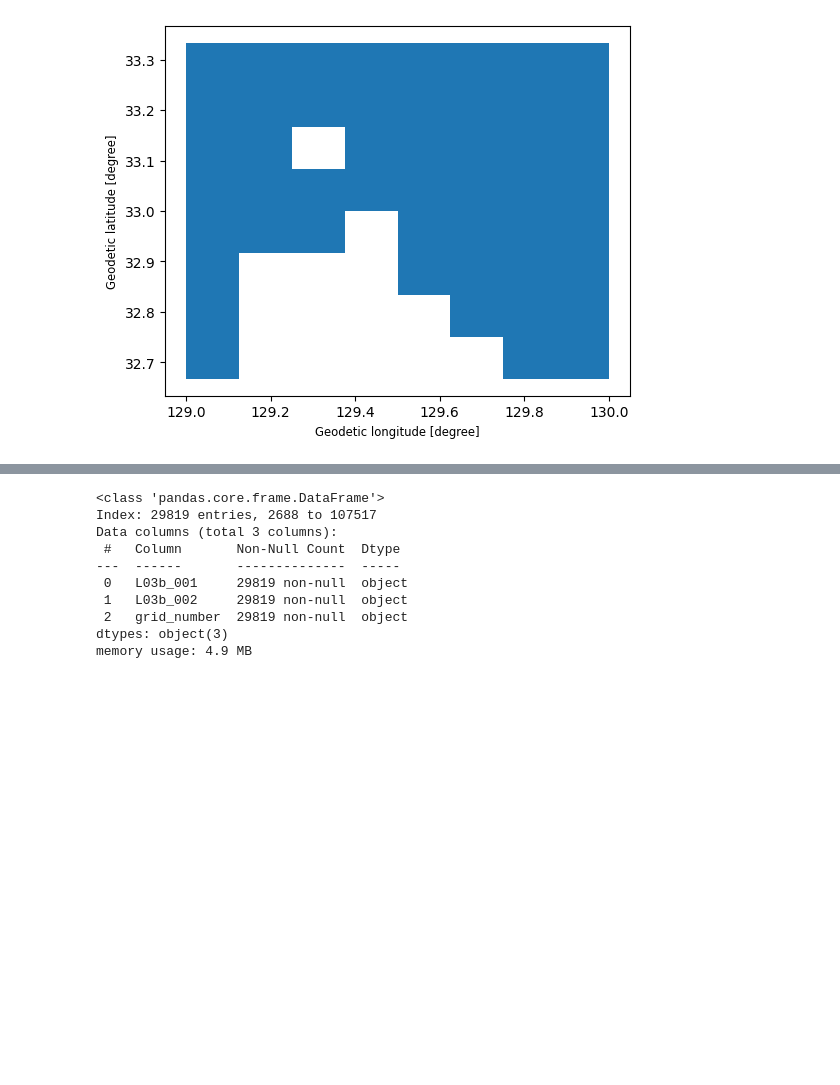
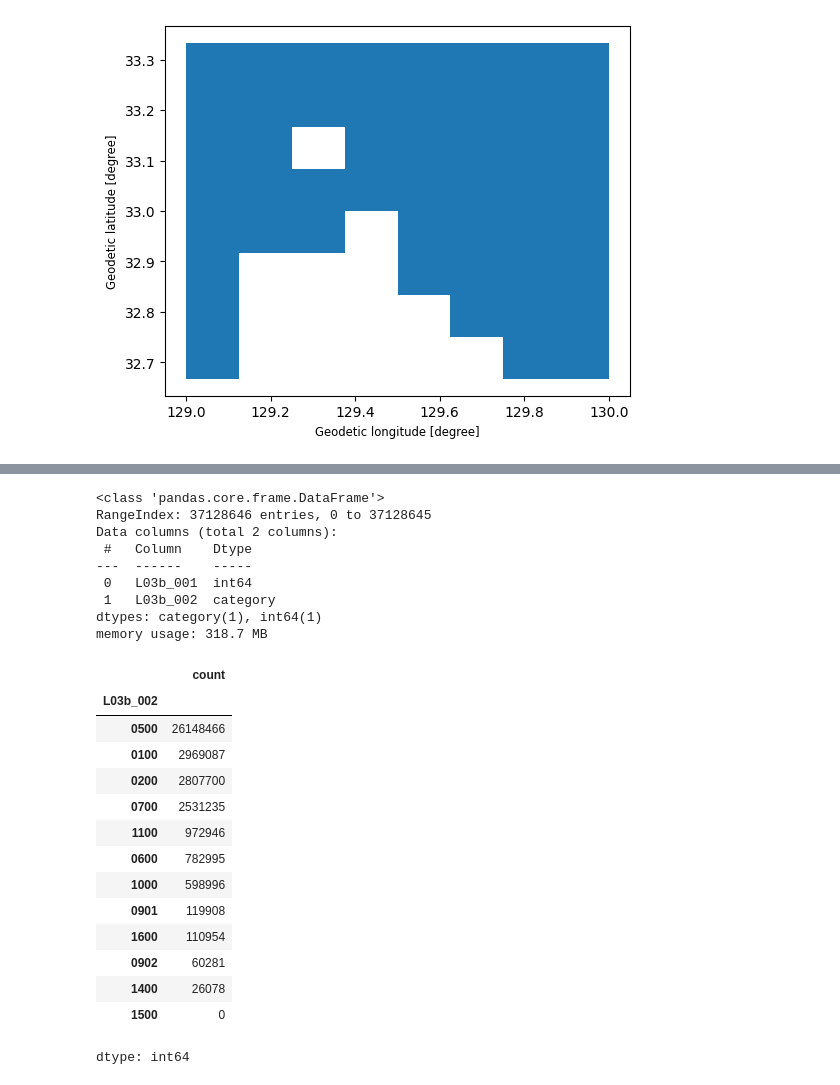
Before and after one commit to Bokenasubi-T/pomacea-distribution-jp, a Jupyter notebook: notebooks/07_land_usage.ipynb, the cells around one changed output, grey strips where cells are left out. Saved outputs shown, nothing was run; the diff lists cells and outputs as text; code cells hidden in the pictures; blank space fills up the shorter version.

Commit message:
Prepare the land-use data. first version.

```diff
--- a/notebooks/07_land_usage.ipynb
+++ b/notebooks/07_land_usage.ipynb
@@ -103,17 +104,44 @@ land_use_renamed.head()
+# %%
+# Land-use codes (KSJ L03-b, FY2009/2014/2016/2021; LandUseCd-09)
+# source: https://nlftp.mlit.go.jp/ksj/gml/codelist/LandUseCd-09.html
+LANDUSE_NAMES = {
+    "0100": "Paddy field",
+    "0200": "Other agricultural land",
+    "0500": "Forest",
+    "0600": "Wasteland",
+    "0700": "Building land",
+    "0901": "Road",
+    "0902": "Railway",
+    "1000": "Other land",
+    "1100": "River and lake",
+    "1400": "Beach",
+    "1500": "Sea",
+    "1600": "Golf course",
+}
+
+LANDUSE_DTYPE = pd.CategoricalDtype(categories=list(LANDUSE_NAMES))
 # %%
+import glob
 
 container = []
 
-for i in file_name[0:3]:
+for i in file_name:
   path = f"{i[0:5]}/{i[0:8]}/{i}"
+  out_dir = f"/content/land_usage/{i[0:13]}" # one folder per zip
   !wget -nc -q -P /content/land_usage https://nlftp.mlit.go.jp/ksj/gml/data/{path}
-  !unzip -n /content/land_usage/{i} "*.dbf" -d /content/land_usage
-  temp = gpd.read_file(f"/content/land_usage/{i[0:13]}.dbf",ignore_geometry=True)
-  temp = temp[["L03b_001","L03b_002"]]
+  !unzip -n /content/land_usage/{i} "*.dbf" -d {out_dir}
+  # Search recursively, since some zips contain a subfolder
+  dbf_paths = glob.glob(f"{out_dir}/**/*.dbf", recursive=True)
+  if len(dbf_paths) !=1:
+    print(f"skipped {i}: found{len(dbf_paths)} .dbf files")
+    continue
+  temp = gpd.read_file(dbf_paths[0],ignore_geometry=True)
+  temp = temp.drop(columns=["L03b_003"])
+  temp["L03b_001"] = temp["L03b_001"].astype("int64")
+  temp["L03b_002"] = temp["L03b_002"].astype(LANDUSE_DTYPE)
   temp = temp[temp["L03b_002"] != "1500"]
-  temp = temp.assign(grid_number = i[9:13])
   container.append(temp)
 
-land_use_master = pd.concat(container)
+land_use_master = pd.concat(container, ignore_index=True)
 # %% [output]
 Archive:  /content/land_usage/L03-b-21_3036-jgd2011_GML.zip
@@ -126,12 +165,29 @@ Archive:  /content/land_usage/L03-b-21_3623-jgd2011_GML.zip
 land_use_master.info(memory_usage="deep")
 # %% [output]
 <class 'pandas.core.frame.DataFrame'>
-Index: 29819 entries, 2688 to 107517
-Data columns (total 3 columns):
- #   Column       Non-Null Count  Dtype
----  ------       --------------  -----
- 0   L03b_001     29819 non-null  object
- 1   L03b_002     29819 non-null  object
- 2   grid_number  29819 non-null  object
-dtypes: object(3)
-memory usage: 4.9 MB
+RangeIndex: 37128646 entries, 0 to 37128645
+Data columns (total 2 columns):
+ #   Column    Dtype
+---  ------    -----
+ 0   L03b_001  int64
+ 1   L03b_002  category
+dtypes: category(1), int64(1)
+memory usage: 318.7 MB
+# %%
+land_use_master["L03b_002"].value_counts()
+# %% [output]
+|  | count |
+| L03b_002 |  |
+| 0500 | 26148466 |
+| 0100 | 2969087 |
+| 0200 | 2807700 |
+| 0700 | 2531235 |
+| 1100 | 972946 |
+| 0600 | 782995 |
+| 1000 | 598996 |
+| 0901 | 119908 |
+| 1600 | 110954 |
+| 0902 | 60281 |
+| 1400 | 26078 |
+| 1500 | 0 |
+dtype: int64
```
Also changed, not shown: parts of 7 cells of this notebook.
